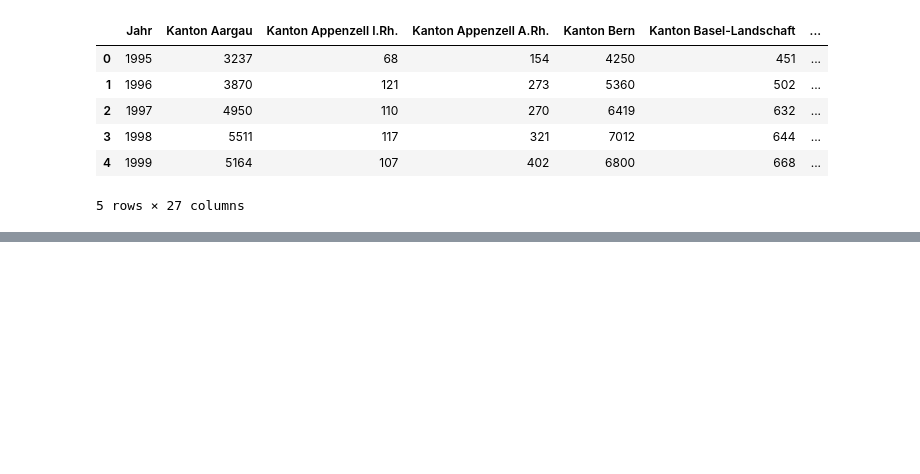
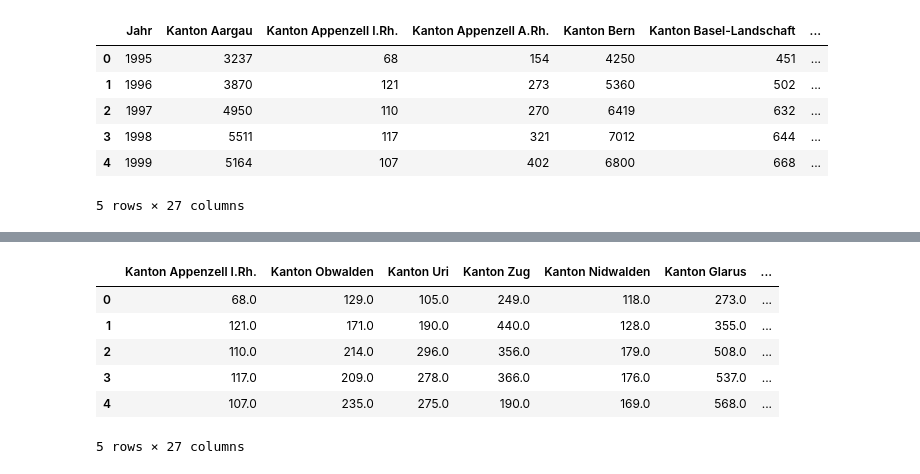
Before and after one commit to GRUPPE-BINA24/Datenspeicher, a Jupyter notebook: Kopie_von_Semesterarbeit_BINA.ipynb, the cells around one changed output, grey strips where cells are left out. Cells and saved outputs as stored; diff of their text form; code cells hidden in the pictures; blank space fills up the shorter version.

```diff
--- a/Kopie_von_Semesterarbeit_BINA.ipynb
+++ b/Kopie_von_Semesterarbeit_BINA.ipynb
@@ -209,0 +187,18 @@ plt.xticks(rotation='vertical')
+# %%
+#Daten der Grösse nach sortieren:
+
+# neue Zeile Mittelwert einfügen
+Data_Kanton.loc['Mittelwert'] = Data_Kanton.mean()
+
+# Spalten nach dem Mittelwert sortieren und neues df generieren
+Kanton_Sorted = Data_Kanton.sort_values(by='Mittelwert', axis=1)
+
+Kanton_Sorted.head()
+# %% [output]
+|  | Kanton Appenzell I.Rh. | Kanton Obwalden | Kanton Uri | Kanton Zug | Kanton Nidwalden | Kanton Glarus | ... |
+| 0 | 68.0 | 129.0 | 105.0 | 249.0 | 118.0 | 273.0 | ... |
+| 1 | 121.0 | 171.0 | 190.0 | 440.0 | 128.0 | 355.0 | ... |
+| 2 | 110.0 | 214.0 | 296.0 | 356.0 | 179.0 | 508.0 | ... |
+| 3 | 117.0 | 209.0 | 278.0 | 366.0 | 176.0 | 537.0 | ... |
+| 4 | 107.0 | 235.0 | 275.0 | 190.0 | 169.0 | 568.0 | ... |
+5 rows × 27 columns
```
Also changed, not shown: parts of 5 cells of this notebook.
